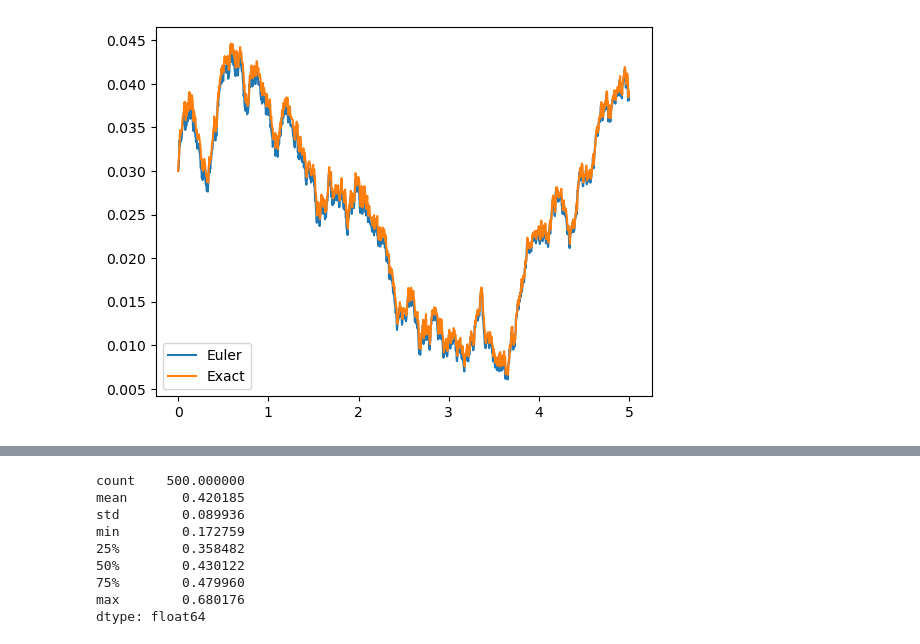
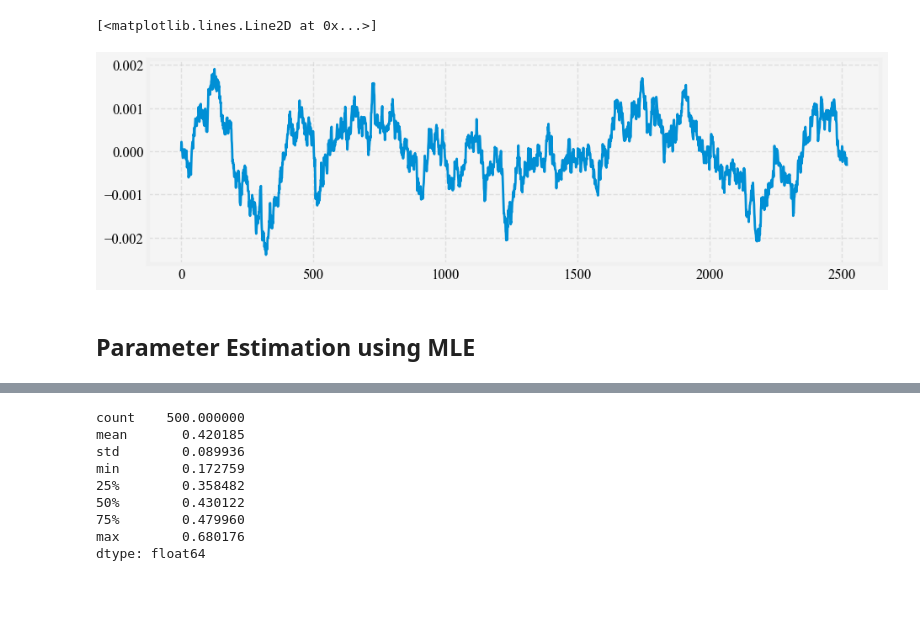
Before and after one commit to steveya/short-rate-models, a Jupyter notebook: notebook/vasicek_model.ipynb, the cells around one changed output, grey strips where cells are left out. Drawn from its saved outputs; the diff is of its cells as text; code cells hidden in the pictures; blank space fills up the shorter version.

```diff
--- a/notebook/vasicek_model.ipynb
+++ b/notebook/vasicek_model.ipynb
@@ -99,3 +123,10 @@ def simulate_vasicek_short_rates_exact(r0, kappa, theta, sigma, t, dt, seed=None
+# %%
+plt.plot(rates_exact[1] - rates_euler[1])
+# %% [output]
+[<matplotlib.lines.Line2D at 0x...>]
+[figure, added]
+# %% [markdown]
+## Parameter Estimation using MLE
 # %%
 def vasicek_log_likelihood(params, rates, dt):
     kappa, theta, sigma = params
@@ -126,28 +185,3 @@ def calibrate_vasicek_mle(rates, dt):
-# %%
-# Vasicek simulation parameters
-halflife = 3
-r0 = 0.03
-kappa = 1 - 0.5 ** (1/halflife) # halflife = 2Y
-theta = 0.05
-sigma = 0.01
-t = 5.0  # Total time in years
-dt = 1/252  # Daily time steps
-seed = 0
-
-# Simulate using Euler discretization
-rates_euler = simulate_vasicek_short_rates_euler(r0, kappa, theta, sigma, t, dt, seed)
-plt.plot(*rates_euler, label='Euler')
-
-# Simulate using exact discretization
-rates_exact = simulate_vasicek_short_rates_exact(r0, kappa, theta, sigma, t, dt, seed)
-plt.plot(*rates_exact, label='Exact')
-
-plt.legend()
-plt.show()
-
-rates = rates_exact[1]  # Assuming market observed short rates are the simulated exact rates
-# %% [output]
-[figure, removed]
 # %%
 # MLE Parameter Estimation
 kappa_mle, theta_mle, sigma_mle = calibrate_vasicek_mle(rates, dt)
```
Also changed, not shown: parts of 21 cells of this notebook.
